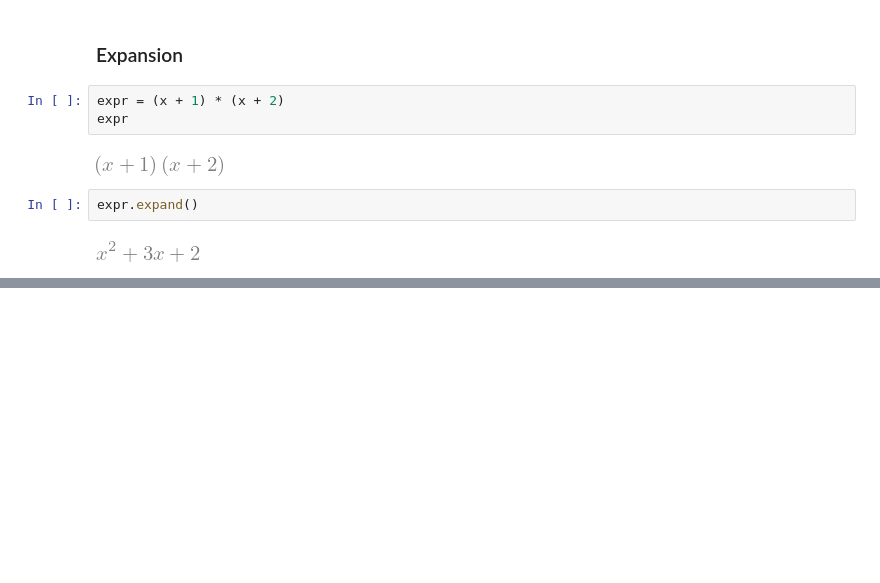
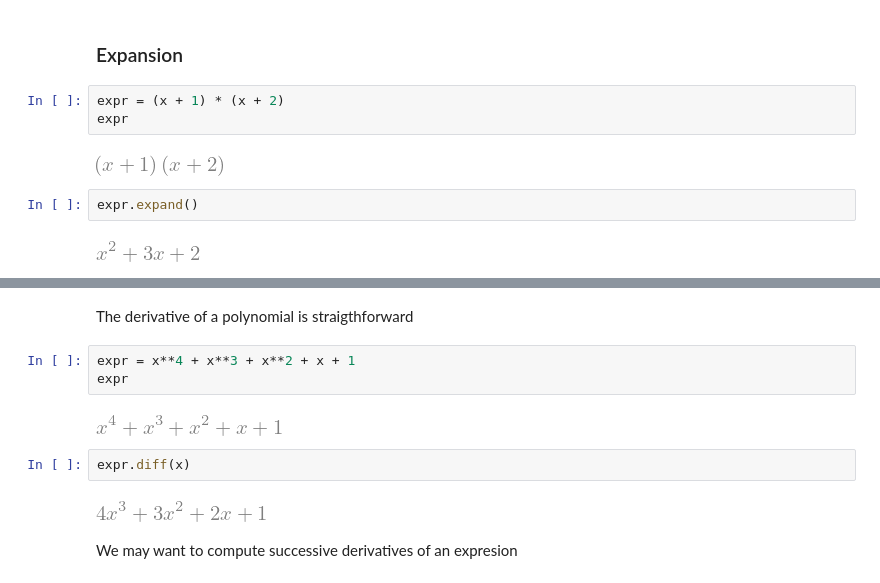
Before and after one commit to luigiselmi/numethods, a Jupyter notebook: symbolic_computation.ipynb, the cells around one changed output, grey strips where cells are left out. Saved outputs shown, nothing was run; the diff lists cells and outputs as text; blank space fills up the shorter version.

```diff
--- a/symbolic_computation.ipynb
+++ b/symbolic_computation.ipynb
@@ -145,0 +175,13 @@ expr.expand()
+# %% [markdown]
+The derivative of a polynomial is straigthforward
+# %%
+expr = x**4 + x**3 + x**2 + x + 1
+expr
+# %% [output]
+[figure, added]
+# %%
+expr.diff(x)
+# %% [output]
+[figure, added]
+# %% [markdown]
+We may want to compute successive derivatives of an expresion
```
Also changed, not shown: parts of 47 cells of this notebook.
